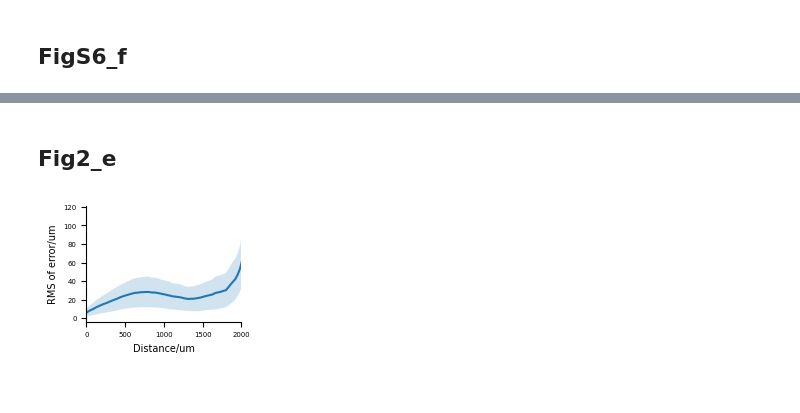
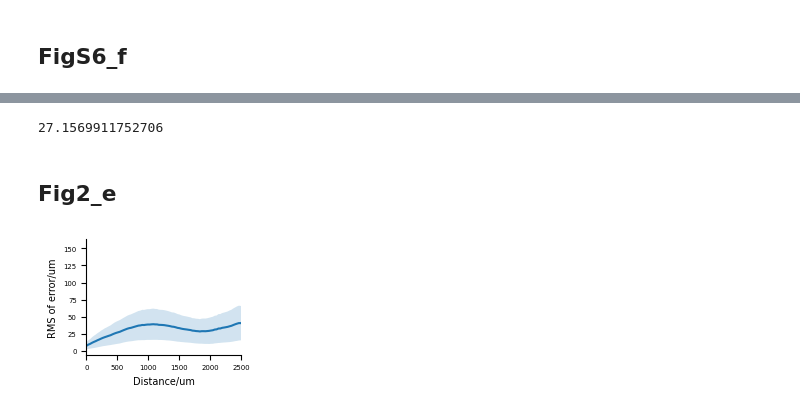
Before and after one commit to Chenlei-Hu/Slide_recon, a Jupyter notebook: Analysis_Figures/Slide_recon_tags/Slide_recon_tags.ipynb, the cells around one changed output, grey strips where cells are left out. Saved outputs shown, nothing was run; the diff lists cells and outputs as text; code cells hidden in the pictures.

```diff
--- a/Analysis_Figures/Slide_recon_tags/Slide_recon_tags.ipynb
+++ b/Analysis_Figures/Slide_recon_tags/Slide_recon_tags.ipynb
@@ -783,3 +783,6 @@ cell_truth = common_rows_df[['x_um','y_um']]
 cell_truth.columns = ['xcoord','ycoord']
 cell_recon = common_rows_df[['x_um_rec','y_um_rec']]
 cell_recon.columns = ['xcoord','ycoord']
+# %%
+cell_truth.xcoord = cell_truth.xcoord/0.72
+cell_truth.ycoord = cell_truth.ycoord/0.72
@@ -857,3 +867,7 @@ cell_comp['r'].median()
+# %%
+cell_comp['r'].median()
+# %% [output]
+27.1569911752706
 # %% [markdown]
 ## Fig2_e
 # %%
@@ -881,22 +895,22 @@ for interval in intervals:
 # %%
 ## Fig3f
 
 plt.figure(figsize=(2, 1.5))
 plt.plot([i*30 for i in range(100)],rms_values)
 # plt.plot([i*30 for i in range(100)],[20]*100, linestyle='dashed', label='Slide-seq')
 plt.fill_between([i*30 for i in range(100)], [rms_values[i] - rms_sd[i] for i in range(100)],
                  [rms_values[i] + rms_sd[i] for i in range(100)], alpha=0.2)
-plt.xlim(0,2000)
+plt.xlim(0,2500)
 # plt.ylim(0,100)
 # plt.legend(loc='upper left', frameon=False, bbox_to_anchor=(1, 1), fontsize=7)
 plt.xlabel('Distance/um', fontsize=7)
 plt.ylabel('RMS of error/um', fontsize=7)
 plt.tick_params(axis='both', which='major', labelsize=5)
 plt.gca().spines['top'].set_visible(False)
 plt.gca().spines['right'].set_visible(False)
 plt.savefig(os.path.join('/mnt/thechenlab/Chenlei/spotmapping/fiducial/Figures/Fig3'
                          ,'Fig3f_cell_RMS_error.svg'),dpi=300)
 # plt.close()
 plt.show()
 # %% [output]
-[figure, old version]
+[figure, new version]
```
Also changed, not shown: parts of 7 cells of this notebook, 1 other file.
